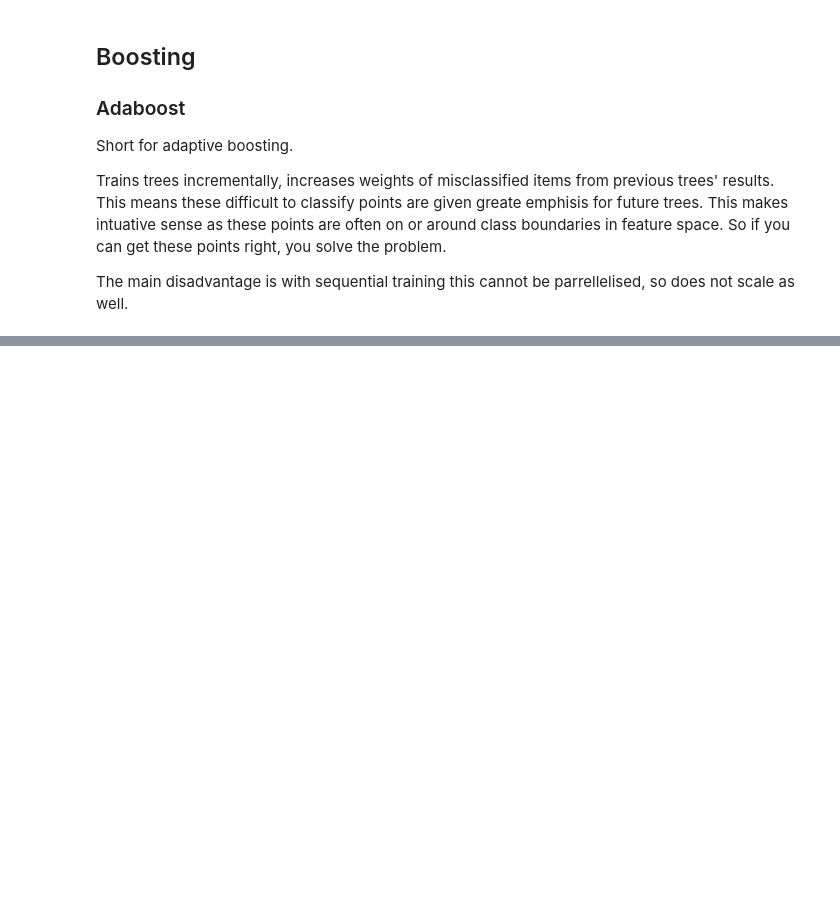
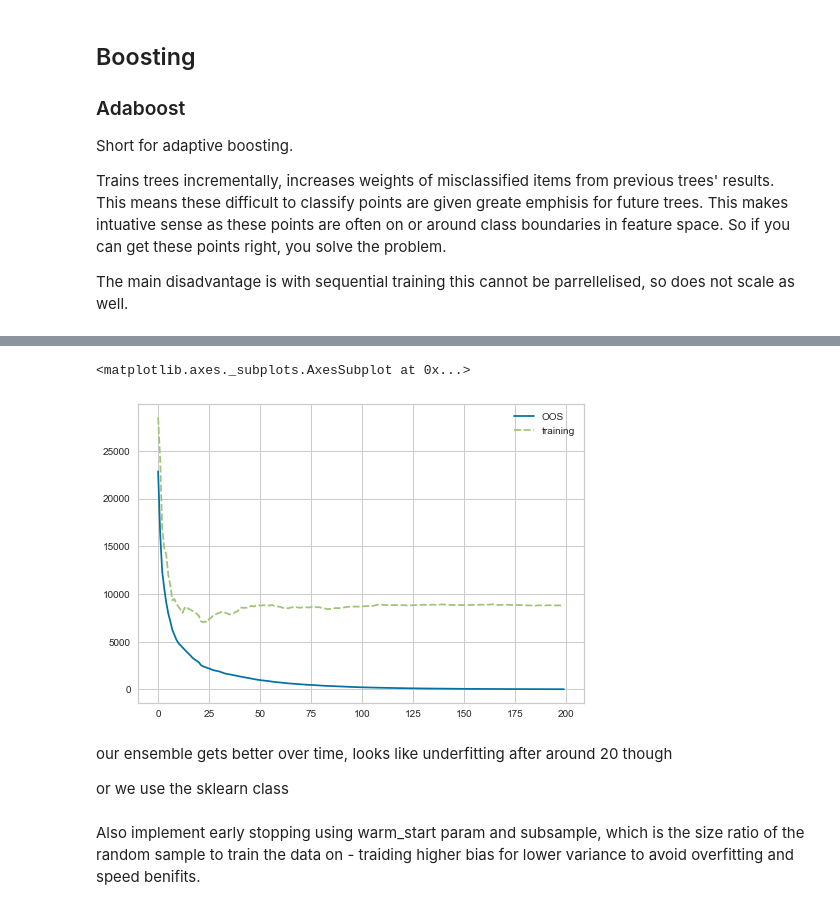
Before and after one commit to edd-r/handson-notes, a Jupyter notebook: notebooks/Chapter 7 notes- ensemble learning and random forests.ipynb, the cells around one changed output, grey strips where cells are left out. Drawn from its saved outputs; the diff is of its cells as text; code cells hidden in the pictures; blank space fills up the shorter version.

```diff
--- a/notebooks/Chapter 7 notes- ensemble learning and random forests.ipynb
+++ b/notebooks/Chapter 7 notes- ensemble learning and random forests.ipynb
@@ -169,0 +267,4 @@ The main disadvantage is with sequential training this cannot be parrellelised,
+# %%
+X,y = make_regression(n_samples=1000, n_features=50)
+# %%
+X_train, X_test, y_train, y_test = train_test_split(X,y)
@@ -169,0 +274,24 @@ The main disadvantage is with sequential training this cannot be parrellelised,
+# %%
+grad_oos_mse= []
+grad_mse =[]
+Y_train = y_train
+y_test_preds = []
+y_train_preds = []
+n_estimators = 200
+#create regressor
+tree_reg = DecisionTreeRegressor(max_depth=2)
+for n in tqdm_notebook(range(n_estimators)):
+    # train a regressor
+    tree_reg.fit(X_train, Y_train)
+    # get predictions
+    y_test_preds.append(tree_reg.predict(X_test))
+    y_train_preds.append(tree_reg.predict(X_train))
+    # next set of predictors are the residuals
+    Y_train = Y_train - y_train_preds[-1]
+    # sum the predicted values to get the estimates for the total ensemble so far
+    grad_oos_mse.append(mean_squared_error(y_test,
+                                           np.stack(y_test_preds).sum(axis=0)
+                                          ))
+    grad_mse.append(mean_squared_error(y_train,
+                                           np.stack(y_train_preds).sum(axis=0)
+                                          ))
@@ -169,0 +300,12 @@ The main disadvantage is with sequential training this cannot be parrellelised,
+# %%
+sns.lineplot(data=pd.DataFrame([grad_mse,grad_oos_mse],
+                               index = ["OOS", "training"],
+                               columns = [x for x in range(n_estimators)]).T
+                               )
+# %% [output]
+<matplotlib.axes._subplots.AxesSubplot at 0x...>
+[figure, added]
+# %% [markdown]
+our ensemble gets better over time, looks like underfitting after around 20 though
+
+or we use the sklearn class
@@ -169,0 +314,2 @@ The main disadvantage is with sequential training this cannot be parrellelised,
+# %% [markdown]
+Also implement early stopping using warm_start param and subsample, which is the size ratio of the random sample to train the data on - traiding higher bias for lower variance to avoid overfitting and speed benifits.
```
Also changed, not shown: parts of 19 cells of this notebook, 5 other files.
